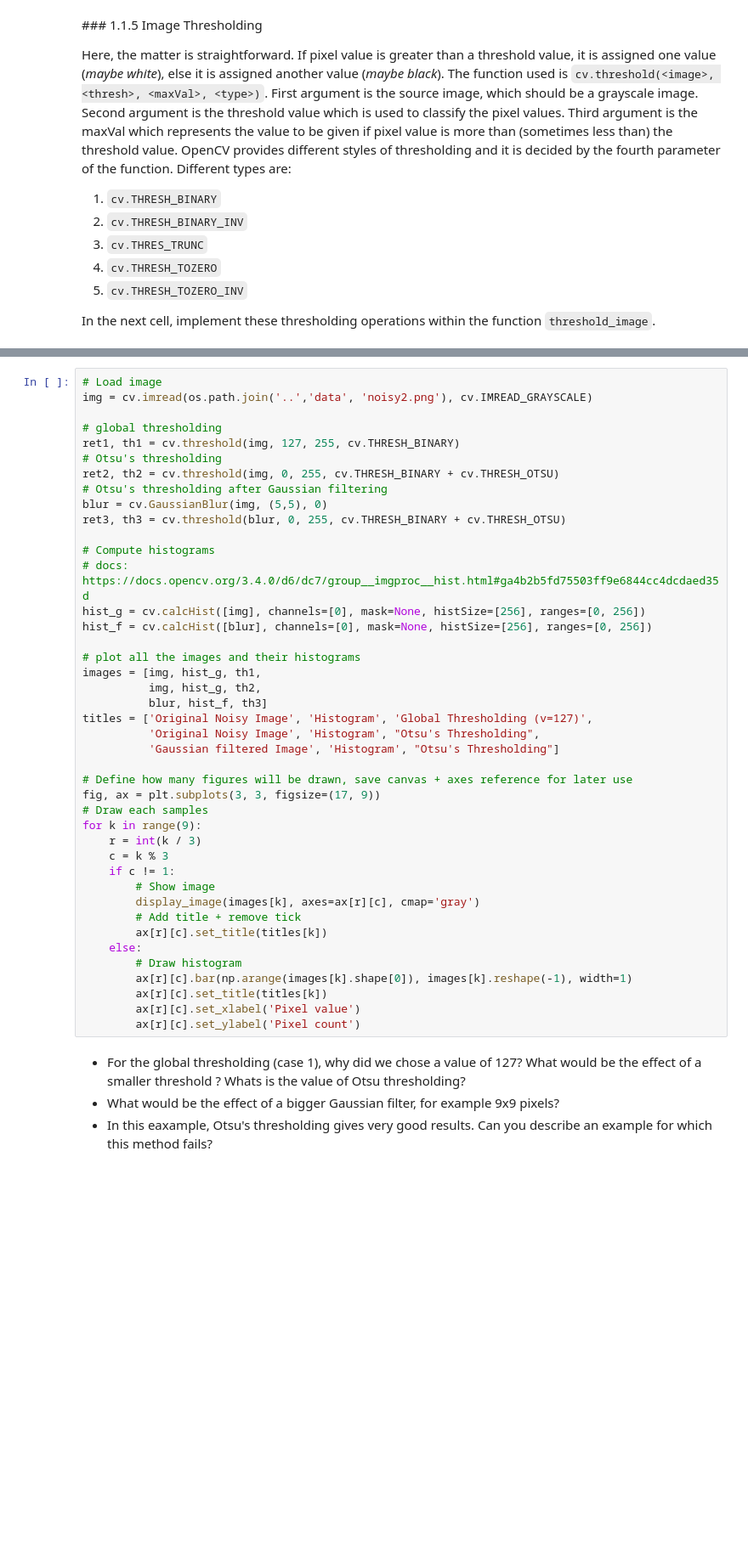
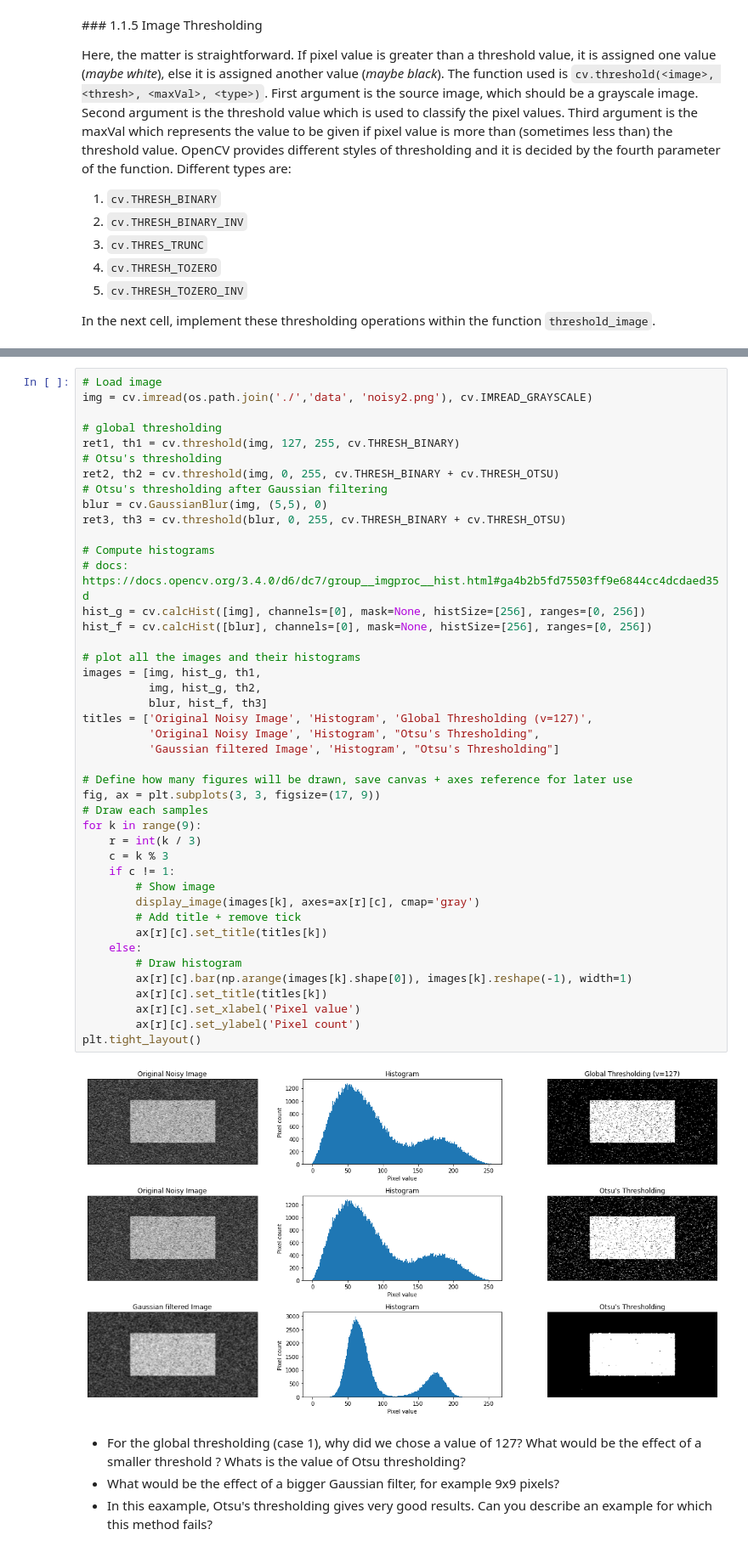
Before and after one commit to sjeanfavre/EPFL_MA4, a Jupyter notebook: Lab IAPR/Lab1/01_introduction_image_processing.ipynb, the cells around one changed output, grey strips where cells are left out. Shown at 85% size. Drawn from its saved outputs; the diff is of its cells as text; blank space fills up the shorter version.

```diff
--- a/Lab IAPR/Lab1/01_introduction_image_processing.ipynb
+++ b/Lab IAPR/Lab1/01_introduction_image_processing.ipynb
@@ -414,7 +421,7 @@ For this, our `cv.threshold()` function is used, but pass an extra flag, `cv.THR
 Check out below example. Input image is a noisy image. In first case, a global thresholding value of 127 is applied. In second case, Otsu’s thresholding is applied directly. In third case, the image is filtered with a 5x5 gaussian kernel first to remove the noise, then applied Otsu thresholding. See how noise filtering improves the result.
 # %%
 # Load image
-img = cv.imread(os.path.join('..','data', 'noisy2.png'), cv.IMREAD_GRAYSCALE)
+img = cv.imread(os.path.join('./','data', 'noisy2.png'), cv.IMREAD_GRAYSCALE)
 
 # global thresholding
 ret1, th1 = cv.threshold(img, 127, 255, cv.THRESH_BINARY)
@@ -427,33 +434,36 @@ ret3, th3 = cv.threshold(blur, 0, 255, cv.THRESH_BINARY + cv.THRESH_OTSU)
 # Compute histograms
 # docs: https://docs.opencv.org/3.4.0/d6/dc7/group__imgproc__hist.html#ga4b2b5fd75503ff9e6844cc4dcdaed35d
 hist_g = cv.calcHist([img], channels=[0], mask=None, histSize=[256], ranges=[0, 256])
 hist_f = cv.calcHist([blur], channels=[0], mask=None, histSize=[256], ranges=[0, 256])
 
 # plot all the images and their histograms
 images = [img, hist_g, th1,
           img, hist_g, th2,
           blur, hist_f, th3]
 titles = ['Original Noisy Image', 'Histogram', 'Global Thresholding (v=127)',
           'Original Noisy Image', 'Histogram', "Otsu's Thresholding",
           'Gaussian filtered Image', 'Histogram', "Otsu's Thresholding"]
 
 # Define how many figures will be drawn, save canvas + axes reference for later use
 fig, ax = plt.subplots(3, 3, figsize=(17, 9))
 # Draw each samples
 for k in range(9):
     r = int(k / 3)
     c = k % 3
     if c != 1:
         # Show image
         display_image(images[k], axes=ax[r][c], cmap='gray')
         # Add title + remove tick
         ax[r][c].set_title(titles[k])
     else:
         # Draw histogram
         ax[r][c].bar(np.arange(images[k].shape[0]), images[k].reshape(-1), width=1)
         ax[r][c].set_title(titles[k])
         ax[r][c].set_xlabel('Pixel value')
         ax[r][c].set_ylabel('Pixel count')
+plt.tight_layout()
+# %% [output]
+[figure, added]
 # %% [markdown]
 - For the global thresholding (case 1), why did we chose a value of 127? What would be the effect of a smaller threshold ?  Whats is the value of Otsu thresholding?
 - What would be the effect of a bigger Gaussian filter, for example 9x9 pixels?
```
Also changed, not shown: parts of 42 cells of this notebook, 14 other files.
